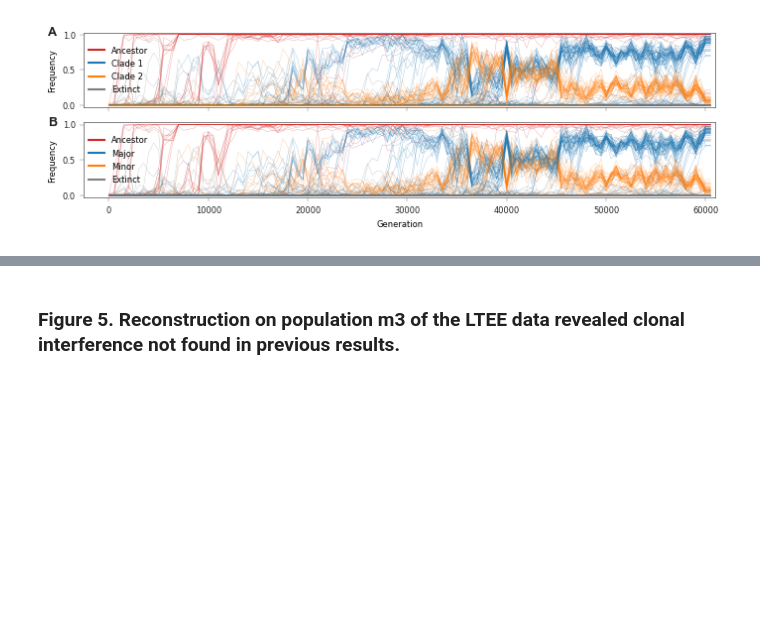
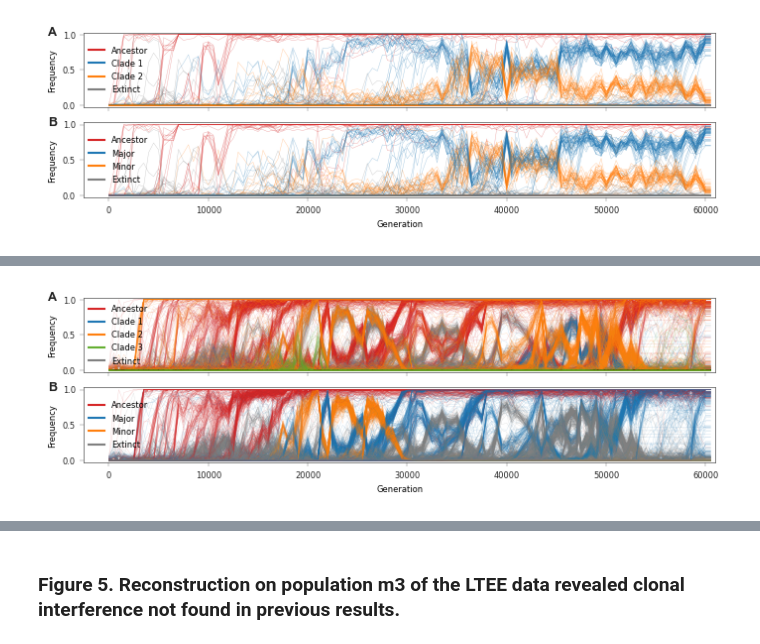
Before and after one commit to bartonlab/paper-clonal-dynamics, a Jupyter notebook: figures.ipynb, the cells around one changed output, grey strips where cells are left out. Saved outputs shown, nothing was run; the diff lists cells and outputs as text; code cells hidden in the pictures; blank space fills up the shorter version.

```diff
--- a/figures.ipynb
+++ b/figures.ipynb
@@ -186,2 +193,10 @@ FIG.plot_figure_reconstruction_example_LTEE(pop, reconstructions[pop],
+# %%
+reload()
+pop = 'p3'
+FIG.plot_figure_reconstruction_example_LTEE(pop, reconstructions[pop],
+    LH.data, alpha=0.2,
+    save_file=FIG_DIR + "/fig-reconstruction-example-LTEE-p3.pdf")
+# %% [output]
+[figure, added]
 # %% [markdown]
 <a id='fig5'></a>
```
Also changed, not shown: parts of 24 cells of this notebook, 22 other files.
